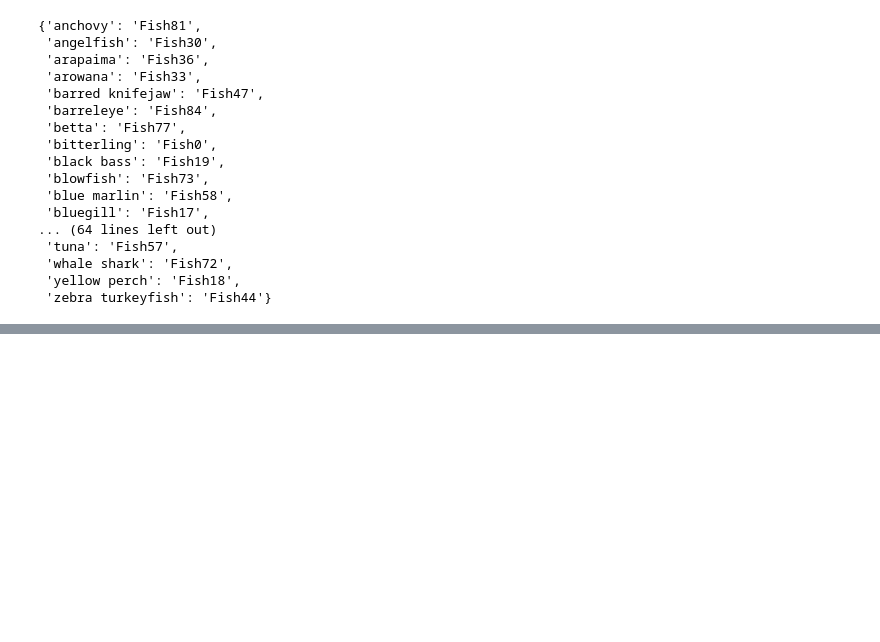
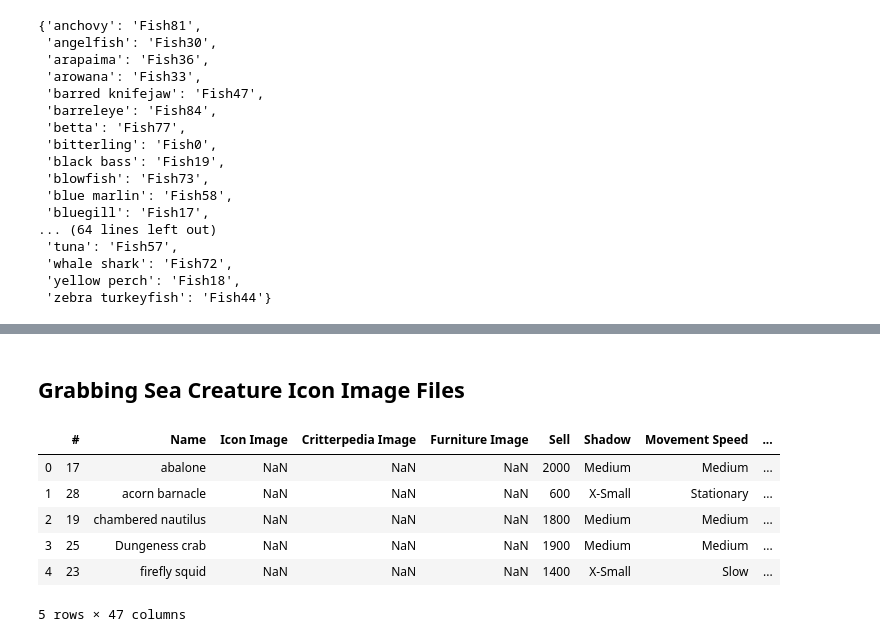
Before and after one commit to lindseyberlin/acnh_fish_guide, a Jupyter notebook: notebooks/Scratch.ipynb, the cells around one changed output, grey strips where cells are left out. Saved outputs shown, nothing was run; the diff lists cells and outputs as text; code cells hidden in the pictures; blank space fills up the shorter version.

Commit message:
Add Bug and Sea Creature notebooks and rename fish notebook

```diff
--- a/notebooks/Scratch.ipynb
+++ b/notebooks/Scratch.ipynb
@@ -85,0 +142,14 @@ for icon in icon_names:
+# %% [markdown]
+## Grabbing Sea Creature Icon Image Files
+# %%
+sc = pd.read_csv("../ignored-data/sea-creatures.csv")
+# %%
+sc.head()
+# %% [output]
+|  | # | Name | Icon Image | Critterpedia Image | Furniture Image | Sell | Shadow | Movement Speed | ... |
+| 0 | 17 | abalone | NaN | NaN | NaN | 2000 | Medium | Medium | ... |
+| 1 | 28 | acorn barnacle | NaN | NaN | NaN | 600 | X-Small | Stationary | ... |
+| 2 | 19 | chambered nautilus | NaN | NaN | NaN | 1800 | Medium | Medium | ... |
+| 3 | 25 | Dungeness crab | NaN | NaN | NaN | 1900 | Medium | Medium | ... |
+| 4 | 23 | firefly squid | NaN | NaN | NaN | 1400 | X-Small | Slow | ... |
+5 rows × 47 columns
```
Also changed, not shown: parts of 17 cells of this notebook, 2 other files.
